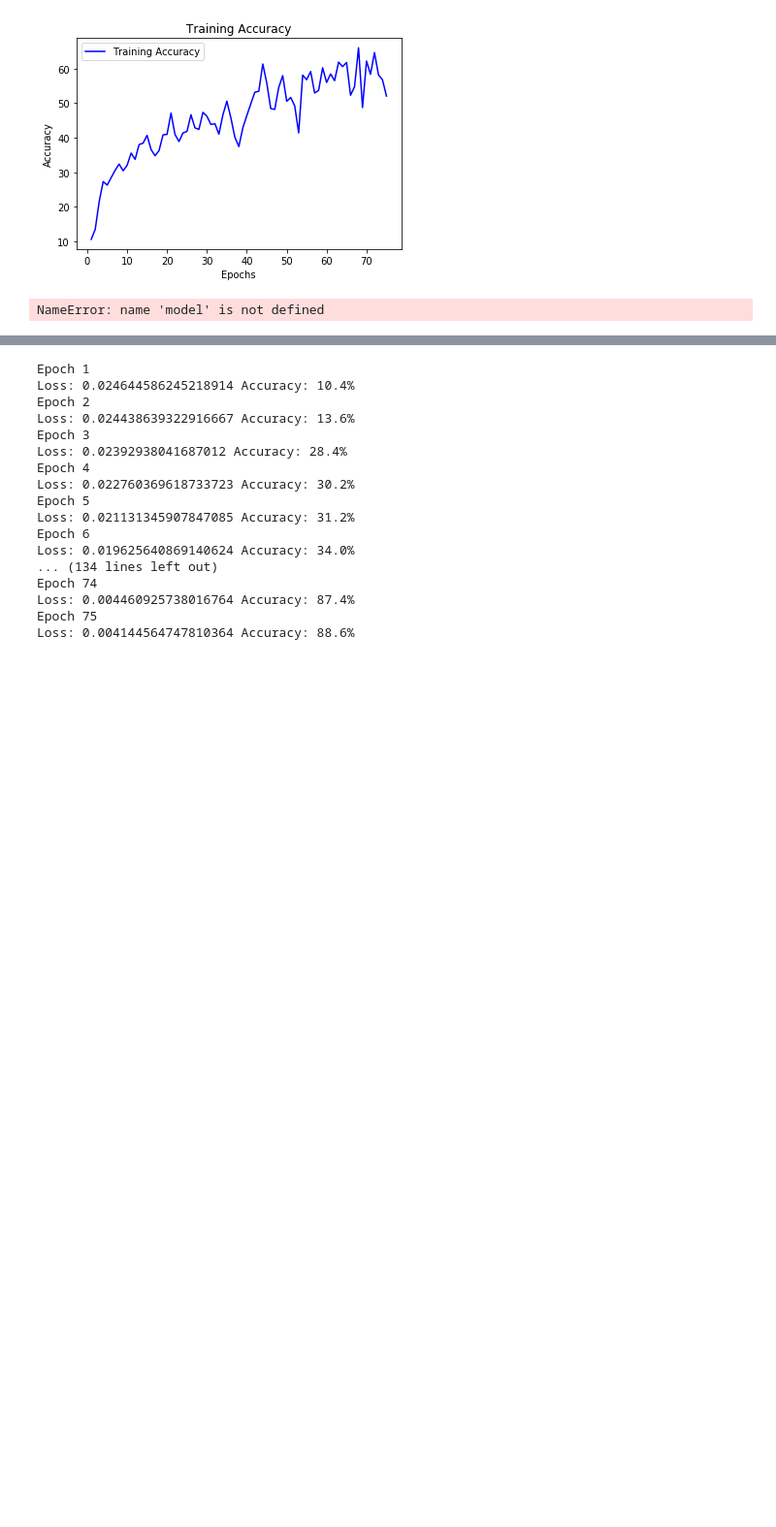
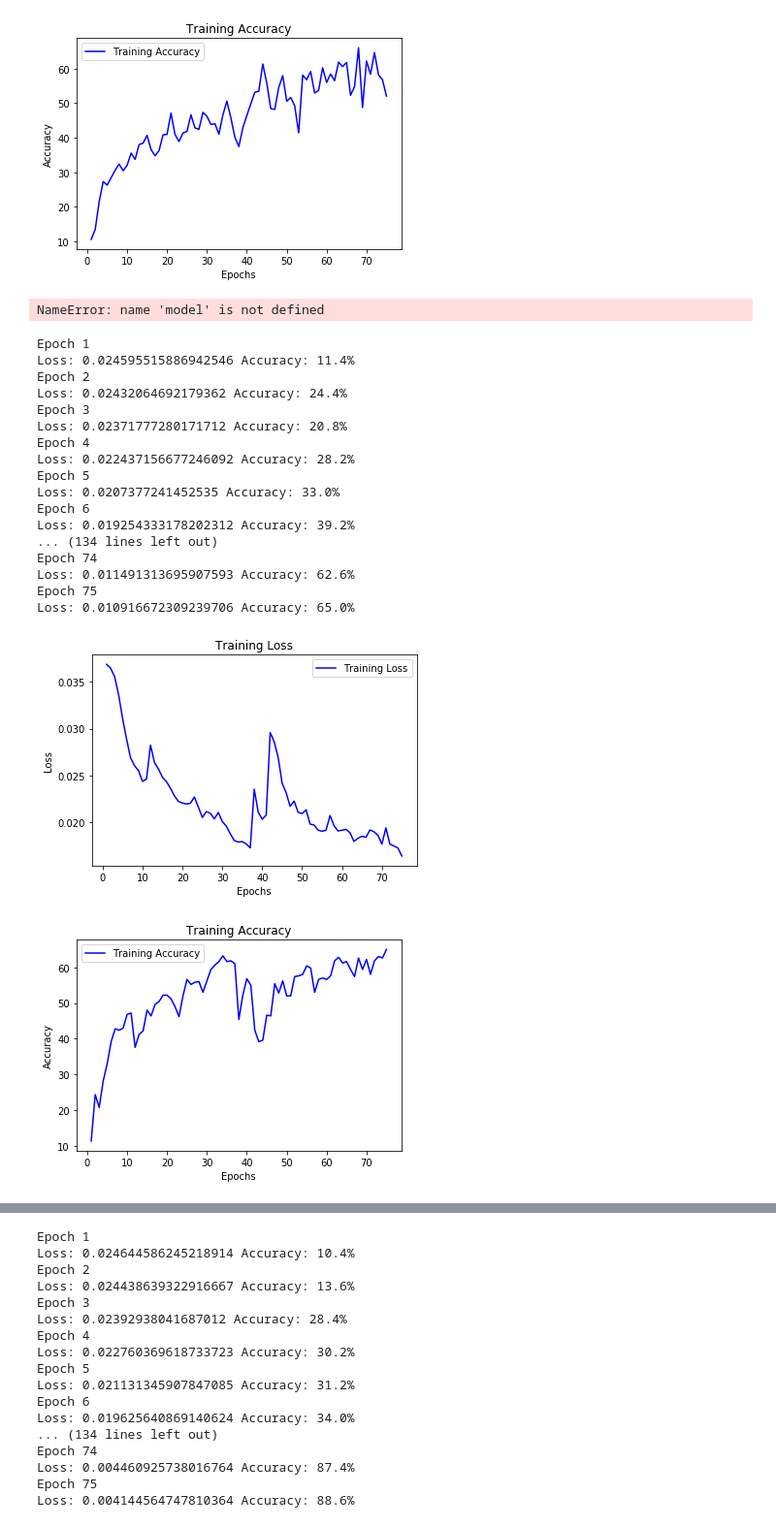
Before and after one commit to brendanyap/Genre-Classification, a Jupyter notebook: NNs.ipynb, the cells around one changed output, grey strips where cells are left out. Shown at 97% size. Saved outputs shown, nothing was run; the diff lists cells and outputs as text; code cells hidden in the pictures; blank space fills up the shorter version.

Commit message:
Random crop fix

```diff
--- a/NNs.ipynb
+++ b/NNs.ipynb
@@ -383,10 +384,11 @@ Wall time: 1min 25s
 # %%
-dls = [dl_1, dl_2, dl_5, dl_10, dl_30]
-dls_trunc = [dl_1, dl_2, dl_5]
+# dls = [dl_1, dl_2, dl_5, dl_10, dl_30]
+dls = [dl_1, dl_2, dl_5]
+# dls_trunc = [dl_1, dl_2, dl_5]
 
-for dl in dls_trunc:
-    print(dl.X_mfcc.shape, dl.X_mfcc_random_crop.shape, dl.X_mfcc_fixed_crop.shape, \
-          dl.X_chroma.shape, dl.X_chroma_random_crop.shape, dl.X_chroma_fixed_crop.shape)
+# for dl in dls_trunc:
+#     print(dl.X_mfcc.shape, dl.X_mfcc_random_crop.shape, dl.X_mfcc_fixed_crop.shape, \
+#           dl.X_chroma.shape, dl.X_chroma_random_crop.shape, dl.X_chroma_fixed_crop.shape)
 
-print(dl_10.X_mfcc.shape, dl_10.X_mfcc_fixed_crop.shape, dl_10.X_chroma.shape, dl_10.X_chroma_fixed_crop.shape)
-print(dl_30.X_mfcc.shape, dl_30.X_mfcc_fixed_crop.shape, dl_30.X_chroma.shape, dl_30.X_chroma_fixed_crop.shape)
+# print(dl_10.X_mfcc.shape, dl_10.X_mfcc_fixed_crop.shape, dl_10.X_chroma.shape, dl_10.X_chroma_fixed_crop.shape)
+# print(dl_30.X_mfcc.shape, dl_30.X_mfcc_fixed_crop.shape, dl_30.X_chroma.shape, dl_30.X_chroma_fixed_crop.shape)
@@ -871,7 +866,7 @@ FC_RNN_PARAMS_2 = {
     'rnn_in_size' : 24, # probably okay but will investigate
     'rnn_hid_size' : 48, # probably okay
     'rnn_dropout' : 0.5, # okay
-    'epochs' : 75, # okay
+    'epochs' : 50, # okay
     'lr' : 0.001, # seems like it works well enough
     'weight_decay': 0, # seems to not really have an affect
     'deep' : True,
@@ -1142,19 +1137,23 @@ def make_fixed_crop(dl):
     return Xf_train, Y_crop_train, Xf_val, Xf_test
 
 def make_random_crop(dl):
-    Xmr_train, _, _ = dl.train_test_val_split(dl.X_mfcc_random_crop, is_cropped=True)
-    Xcr_train, _, _ = dl.train_test_val_split(dl.X_chroma_random_crop, is_cropped=True)
+    Xmr_train, Xmr_val, Xmr_test = dl.train_test_val_split(dl.X_mfcc_random_crop, is_cropped=True)
+    Xcr_train, Xcr_val, Xcr_test = dl.train_test_val_split(dl.X_chroma_random_crop, is_cropped=True)
 
     Xr_train = np.concatenate([Xmr_train, Xcr_train], axis=1)
+    Xr_val = np.concatenate([Xmr_val, Xcr_val], axis=1)
+    Xr_test = np.concatenate([Xmr_test, Xcr_test], axis=1)
 
     Y_crop_train, _, _ = dl.train_test_val_split(dl.Y_crop, is_cropped=True)
-    return Xr_train, Y_crop_train
+    return Xr_train[:,:,:1200], Y_crop_train, Xr_val[:,:,:1200], Xr_test[:,:,:1200]
 # %%
 def analyze_data_augmentation(dl, seg_number, random_crop = True):
-    X_train, Y_train, X_val, X_test = make_vanilla(dl)
-    Xf_train, Y_crop_train, Xf_val, Xf_test = make_fixed_crop(dl)
+#     X_train, Y_train, X_val, X_test = make_vanilla(dl)
+#     Xf_train, Y_crop_train, Xf_val, Xf_test = make_fixed_crop(dl)
+
     if random_crop:
-        Xr_train, Y_crop_train = make_random_crop(dl)
+        Xr_train, Y_crop_train, Xr_val, Xr_test = make_random_crop(dl)
+#         print(Xr_train.shape, Y_crop_train.shape, Xr_val.shape, Xr_test.shape)
 
     names_vanilla = {
         'val_predictions' : 'val_predictions_vanilla_' + str(seg_number),
@@ -1174,9 +1173,9 @@ def analyze_data_augmentation(dl, seg_number, random_crop = True):
         'model' : 'model_random_crop_' + str(seg_number)
     }
 
-    nn_analysis(X_train, Y_train, X_val, X_test, 'shallow_fc_rnn', names_vanilla)
-    nn_analysis(Xf_train, Y_crop_train, Xf_val, Xf_test, 'shallow_fc_rnn', names_fixed_crop)
+#     nn_analysis(X_train, Y_train, X_val, X_test, 'shallow_fc_rnn', names_vanilla)
+#     nn_analysis(Xf_train, Y_crop_train, Xf_val, Xf_test, 'shallow_fc_rnn', names_fixed_crop)
     if random_crop:
-        nn_analysis(Xr_train, Y_crop_train, X_val, X_test, 'shallow_fc_rnn', names_random_crop)
+        nn_analysis(Xr_train, Y_crop_train, Xr_val, Xr_test, 'shallow_fc_rnn', names_random_crop)
 # %%
 def analyze_all_data_augmentations(dls):
@@ -1202,3 +1201,28 @@ FC_RNN_PARAMS_1 = {
     'silence' : False
     # using 1 bnorm layer
 }
+# %%
+%%time
+analyze_data_augmentation(dl_1, 1, random_crop=True)
+
+# analyze_data_augmentation(dl_5, 10, random_crop=True)
+# %% [output]
+Epoch 1
+Loss: 0.024595515886942546 Accuracy: 11.4%
+Epoch 2
+Loss: 0.02432064692179362 Accuracy: 24.4%
+Epoch 3
+Loss: 0.02371777280171712 Accuracy: 20.8%
+Epoch 4
+Loss: 0.022437156677246092 Accuracy: 28.2%
+Epoch 5
+Loss: 0.0207377241452535 Accuracy: 33.0%
+Epoch 6
+Loss: 0.019254333178202312 Accuracy: 39.2%
+... (134 lines left out)
+Epoch 74
+Loss: 0.011491313695907593 Accuracy: 62.6%
+Epoch 75
+Loss: 0.010916672309239706 Accuracy: 65.0%
+[figure, added]
+[figure, added]
```
Also changed, not shown: parts of 13 cells of this notebook.
